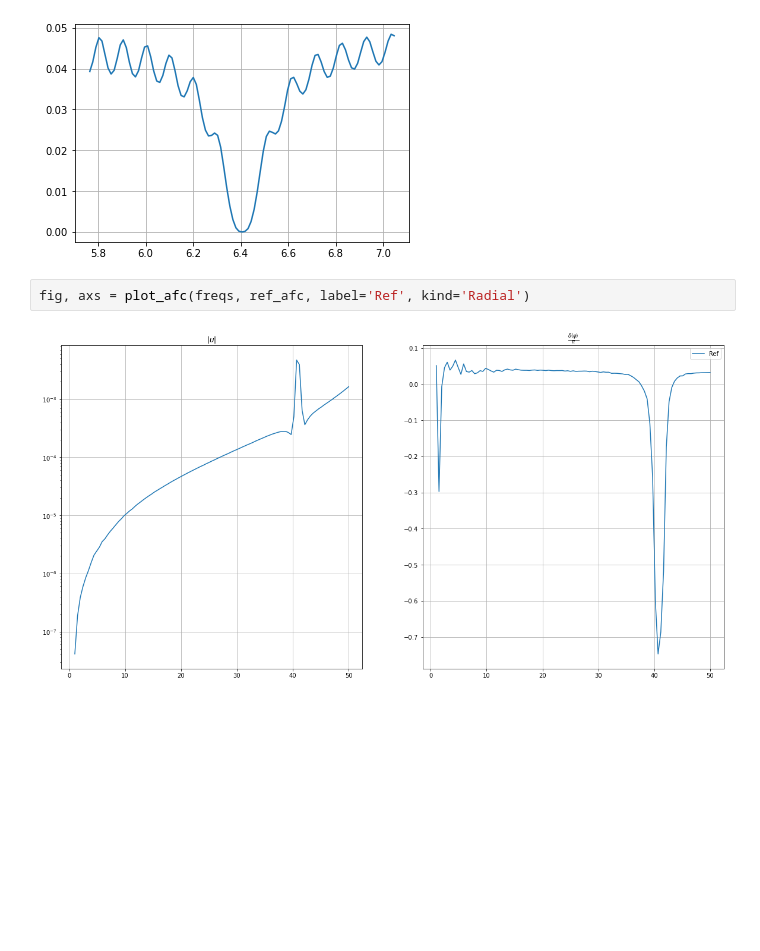
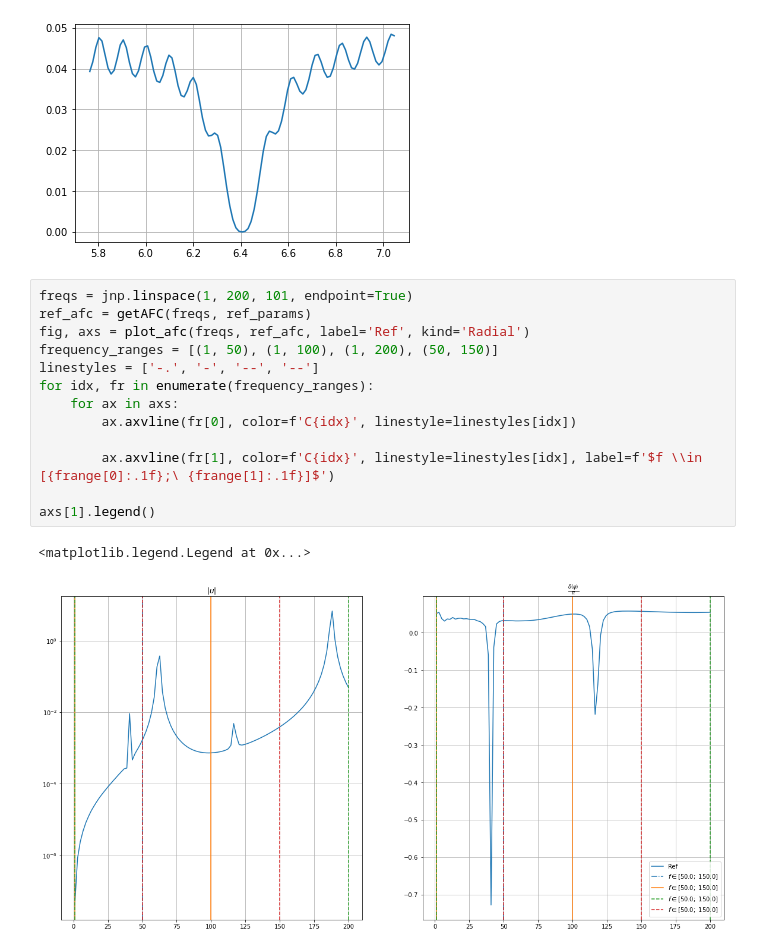
Before and after one commit to Sageblatt/plate_inverse_problem, a Jupyter notebook: examples/Demo.ipynb, the cells around one changed output. Cells and saved outputs as stored; diff of their text form; blank space fills up the shorter version.

```diff
--- a/examples/Demo.ipynb
+++ b/examples/Demo.ipynb
@@ -169,7 +172,19 @@ fig.tight_layout()
 fig, axs = plot
 # %% [output]
 [figure]
-# %%
-fig, axs = plot_afc(freqs, ref_afc, label='Ref', kind='Radial')
-# %% [output]
-[figure, removed]
+# %%
+freqs = jnp.linspace(1, 200, 101, endpoint=True)
+ref_afc = getAFC(freqs, ref_params)
+fig, axs = plot_afc(freqs, ref_afc, label='Ref', kind='Radial')
+frequency_ranges = [(1, 50), (1, 100), (1, 200), (50, 150)]
+linestyles = ['-.', '-', '--', '--']
+for idx, fr in enumerate(frequency_ranges):
+    for ax in axs:
+        ax.axvline(fr[0], color=f'C{idx}', linestyle=linestyles[idx])
+
+        ax.axvline(fr[1], color=f'C{idx}', linestyle=linestyles[idx], label=f'$f \\in [{frange[0]:.1f};\ {frange[1]:.1f}]$')
+
+axs[1].legend()
+# %% [output]
+<matplotlib.legend.Legend at 0x...>
+[figure, added]
```
Also changed, not shown: parts of 1 cell of this notebook, 1 other file.
